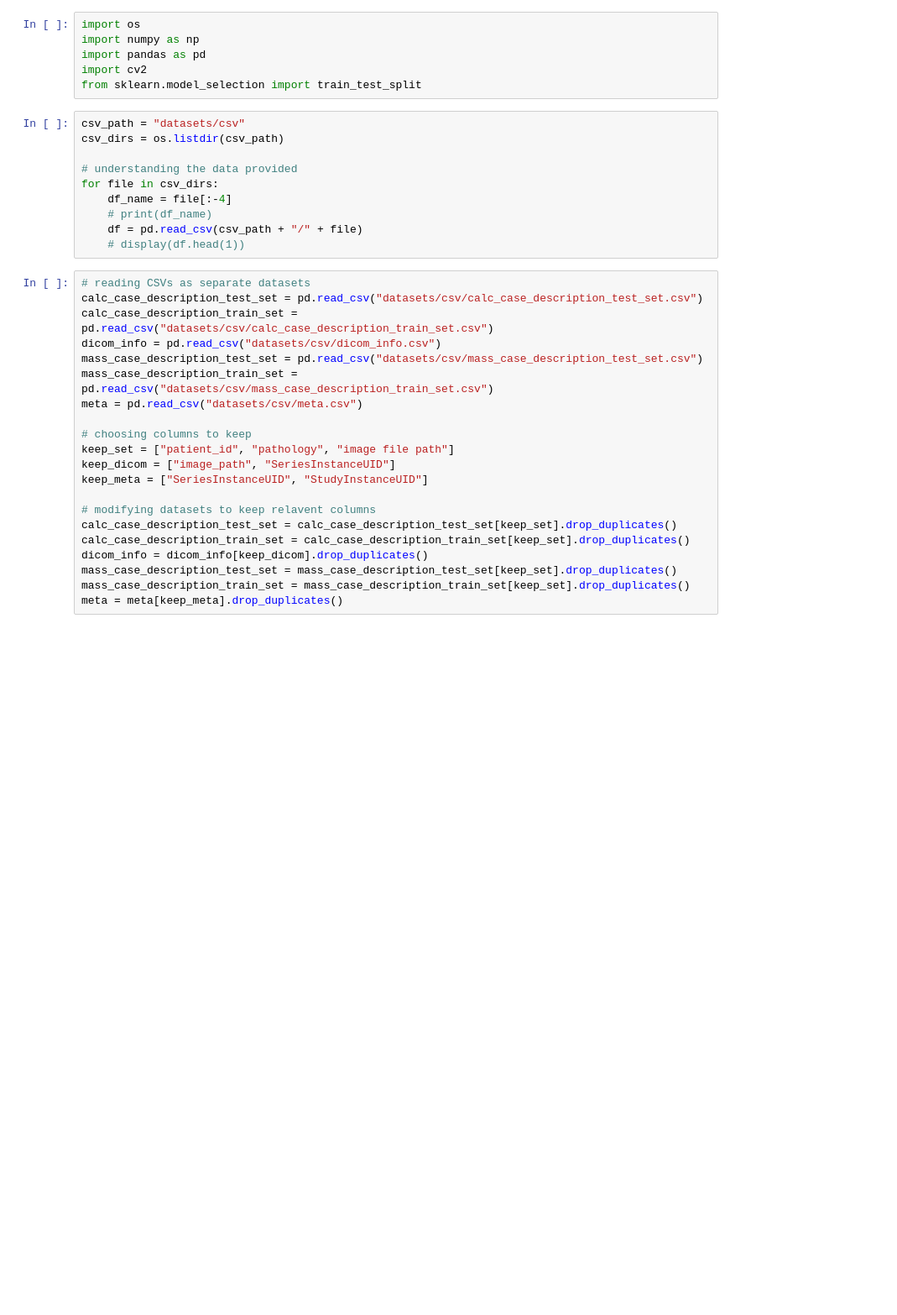
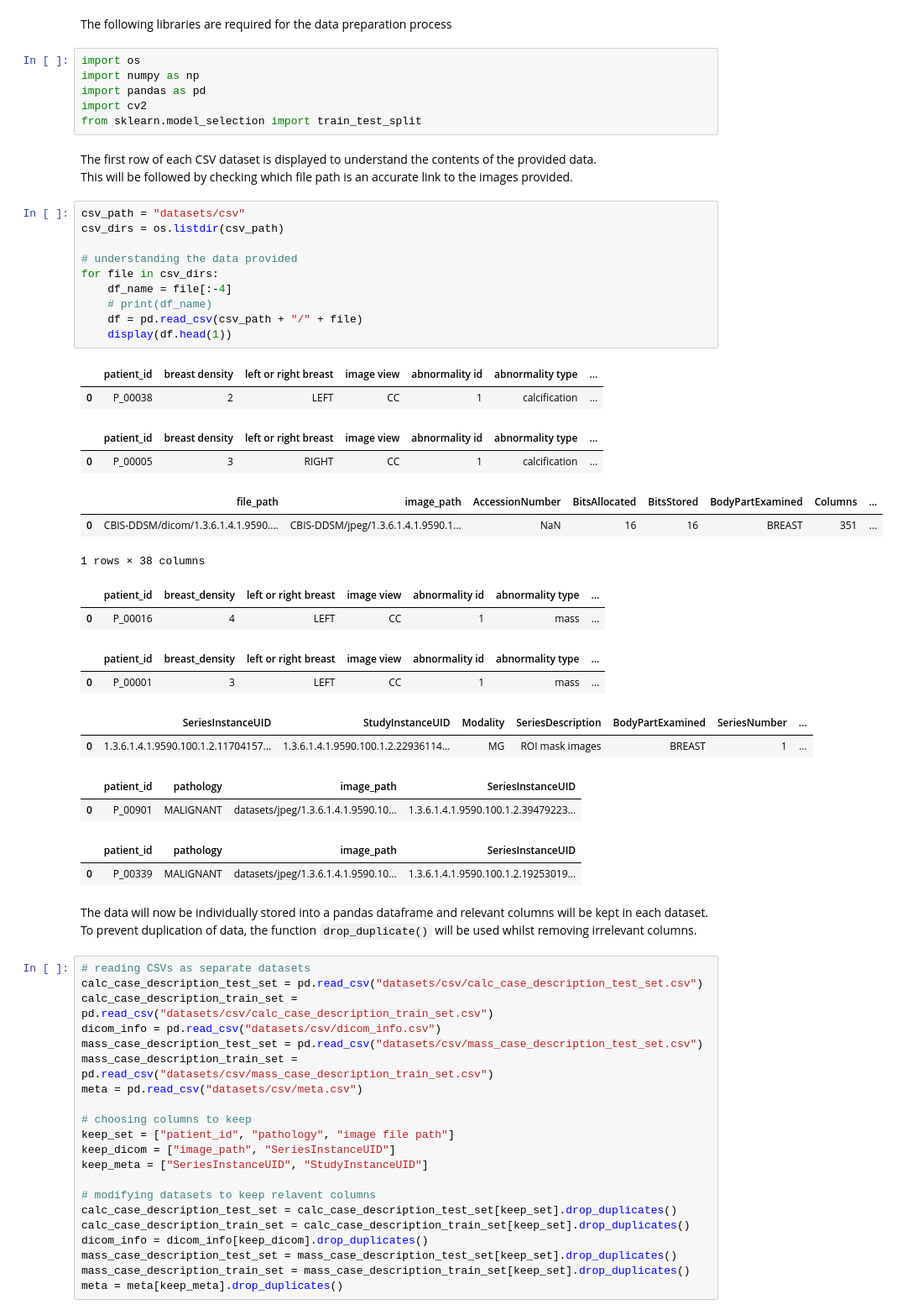
Before and after one commit to nekumonokat/FYP_breast_cancer_classification, a Jupyter notebook: 0_FYP_Project_preprocessing_data.ipynb, the cells around one changed output. Shown: that part at 84% size. Saved outputs shown, nothing was run; the diff lists cells and outputs as text; blank space fills up the shorter version.

````diff
--- a/0_FYP_Project_preprocessing_data.ipynb
+++ b/0_FYP_Project_preprocessing_data.ipynb
@@ -1,19 +9,43 @@
+# %% [markdown]
+The following libraries are required for the data preparation process
 # %%
 import os
 import numpy as np
 import pandas as pd
 import cv2
 from sklearn.model_selection import train_test_split
+# %% [markdown]
+The first row of each CSV dataset is displayed to understand the contents of the provided data.<br>This will be followed by checking which file path is an accurate link to the images provided.
 # %%
 csv_path = "datasets/csv"
 csv_dirs = os.listdir(csv_path)
 
 # understanding the data provided
 for file in csv_dirs:
     df_name = file[:-4]
     # print(df_name)
     df = pd.read_csv(csv_path + "/" + file)
-    # display(df.head(1))
+    display(df.head(1))
+# %% [output]
+|  | patient_id | breast density | left or right breast | image view | abnormality id | abnormality type | ... |
+| 0 | P_00038 | 2 | LEFT | CC | 1 | calcification | ... |
+|  | patient_id | breast density | left or right breast | image view | abnormality id | abnormality type | ... |
+| 0 | P_00005 | 3 | RIGHT | CC | 1 | calcification | ... |
+|  | file_path | image_path | AccessionNumber | BitsAllocated | BitsStored | BodyPartExamined | Columns | ... |
+| 0 | CBIS-DDSM/dicom/1.3.6.1.4.1.9590.... | CBIS-DDSM/jpeg/1.3.6.1.4.1.9590.1... | NaN | 16 | 16 | BREAST | 351 | ... |
+1 rows × 38 columns
+|  | patient_id | breast_density | left or right breast | image view | abnormality id | abnormality type | ... |
+| 0 | P_00016 | 4 | LEFT | CC | 1 | mass | ... |
+|  | patient_id | breast_density | left or right breast | image view | abnormality id | abnormality type | ... |
+| 0 | P_00001 | 3 | LEFT | CC | 1 | mass | ... |
+|  | SeriesInstanceUID | StudyInstanceUID | Modality | SeriesDescription | BodyPartExamined | SeriesNumber | ... |
+| 0 | 1.3.6.1.4.1.9590.100.1.2.11704157... | 1.3.6.1.4.1.9590.100.1.2.22936114... | MG | ROI mask images | BREAST | 1 | ... |
+|  | patient_id | pathology | image_path | SeriesInstanceUID |
+| 0 | P_00901 | MALIGNANT | datasets/jpeg/1.3.6.1.4.1.9590.10... | 1.3.6.1.4.1.9590.100.1.2.39479223... |
+|  | patient_id | pathology | image_path | SeriesInstanceUID |
+| 0 | P_00339 | MALIGNANT | datasets/jpeg/1.3.6.1.4.1.9590.10... | 1.3.6.1.4.1.9590.100.1.2.19253019... |
+# %% [markdown]
+The data will now be individually stored into a pandas dataframe and relevant columns will be kept in each dataset.<br>To prevent duplication of data, the function ```drop_duplicate()``` will be used whilst removing irrelevant columns.
 # %%
 # reading CSVs as separate datasets
 calc_case_description_test_set = pd.read_csv("datasets/csv/calc_case_description_test_set.csv")
````
Also changed, not shown: parts of 8 cells of this notebook, 2 other files.
